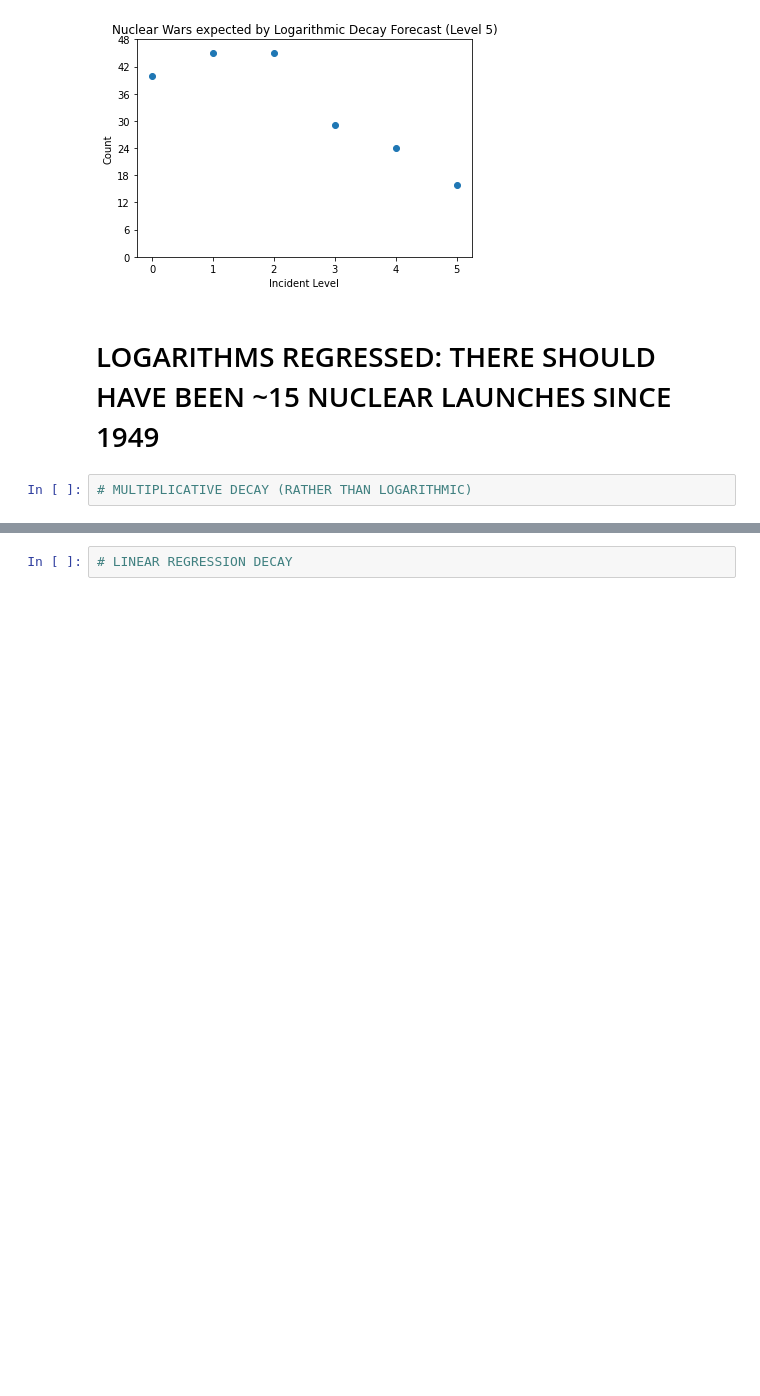
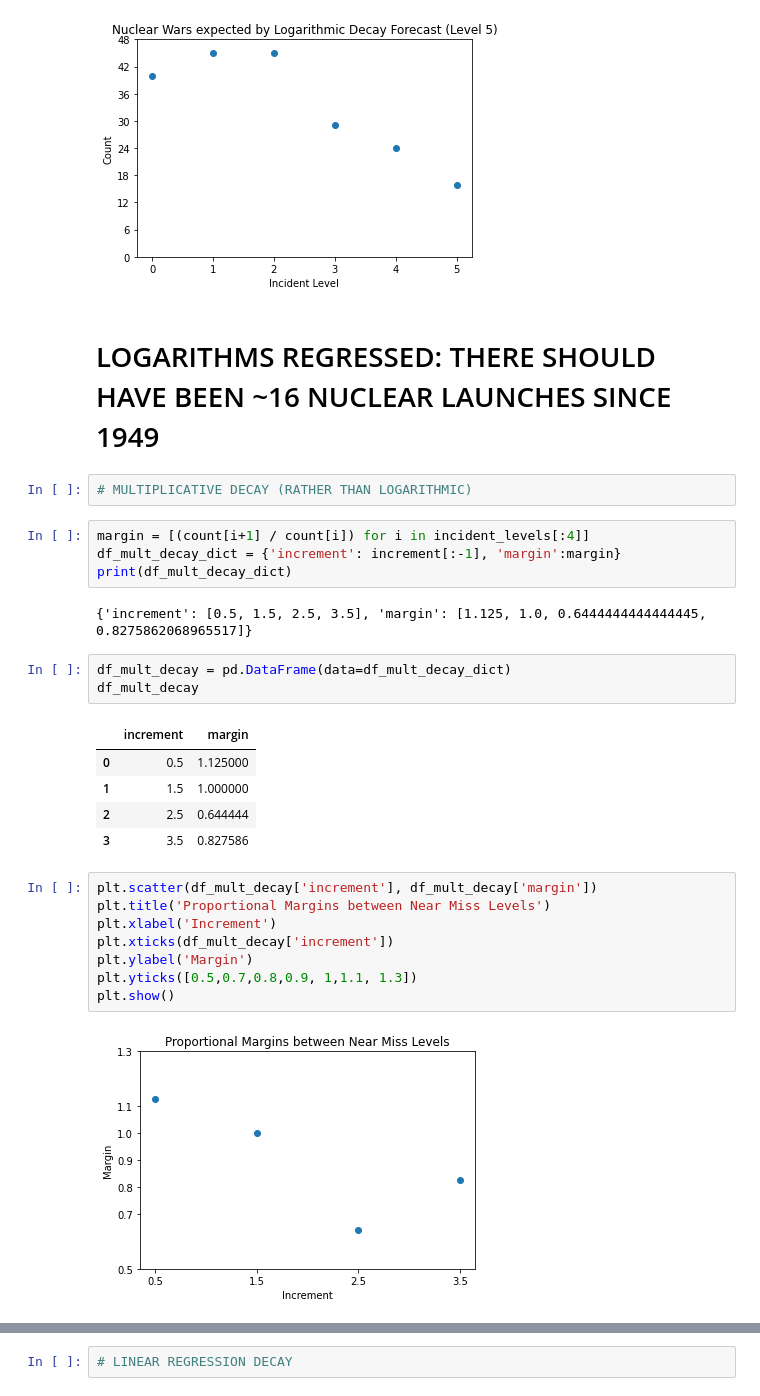
Before and after one commit to ddodds42/cwmd_data_project, a Jupyter notebook: Probability_of_war/Near_Miss_classification_counts.ipynb, the cells around one changed output, grey strips where cells are left out. Drawn from its saved outputs; the diff is of its cells as text; blank space fills up the shorter version.

```diff
--- a/Probability_of_war/Near_Miss_classification_counts.ipynb
+++ b/Probability_of_war/Near_Miss_classification_counts.ipynb
@@ -217,6 +217,31 @@ plt.show()
 # %% [output]
 [figure]
 # %% [markdown]
-# LOGARITHMS REGRESSED: THERE SHOULD HAVE BEEN ~15 NUCLEAR LAUNCHES SINCE 1949
+# LOGARITHMS REGRESSED: THERE SHOULD HAVE BEEN ~16 NUCLEAR LAUNCHES SINCE 1949
 # %%
 # MULTIPLICATIVE DECAY (RATHER THAN LOGARITHMIC)
+# %%
+margin = [(count[i+1] / count[i]) for i in incident_levels[:4]]
+df_mult_decay_dict = {'increment': increment[:-1], 'margin':margin}
+print(df_mult_decay_dict)
+# %% [output]
+{'increment': [0.5, 1.5, 2.5, 3.5], 'margin': [1.125, 1.0, 0.6444444444444445, 0.8275862068965517]}
+# %%
+df_mult_decay = pd.DataFrame(data=df_mult_decay_dict)
+df_mult_decay
+# %% [output]
+|  | increment | margin |
+| 0 | 0.5 | 1.125000 |
+| 1 | 1.5 | 1.000000 |
+| 2 | 2.5 | 0.644444 |
+| 3 | 3.5 | 0.827586 |
+# %%
+plt.scatter(df_mult_decay['increment'], df_mult_decay['margin'])
+plt.title('Proportional Margins between Near Miss Levels')
+plt.xlabel('Increment')
+plt.xticks(df_mult_decay['increment'])
+plt.ylabel('Margin')
+plt.yticks([0.5,0.7,0.8,0.9, 1,1.1, 1.3])
+plt.show()
+# %% [output]
+[figure, added]
```
Also changed, not shown: parts of 10 cells of this notebook, 1 other file.
